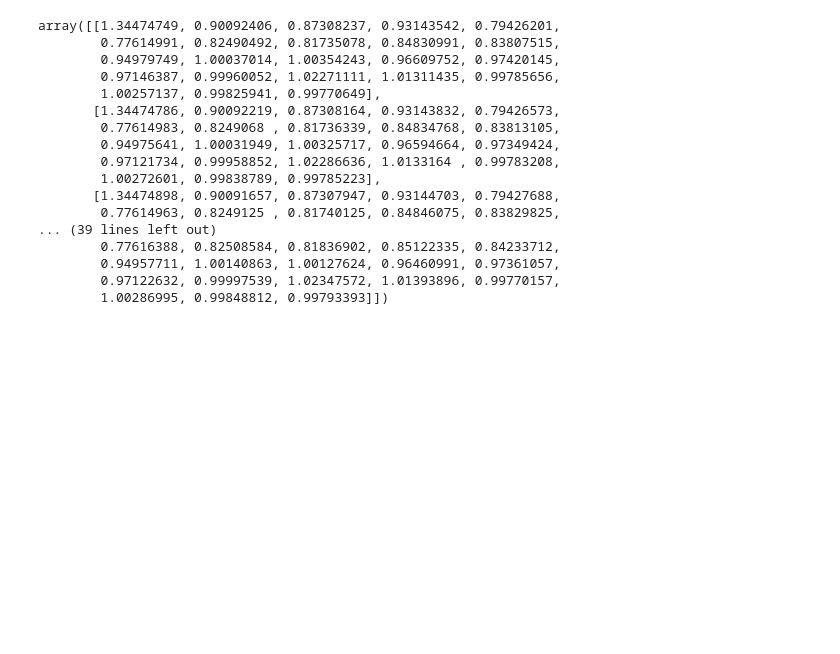
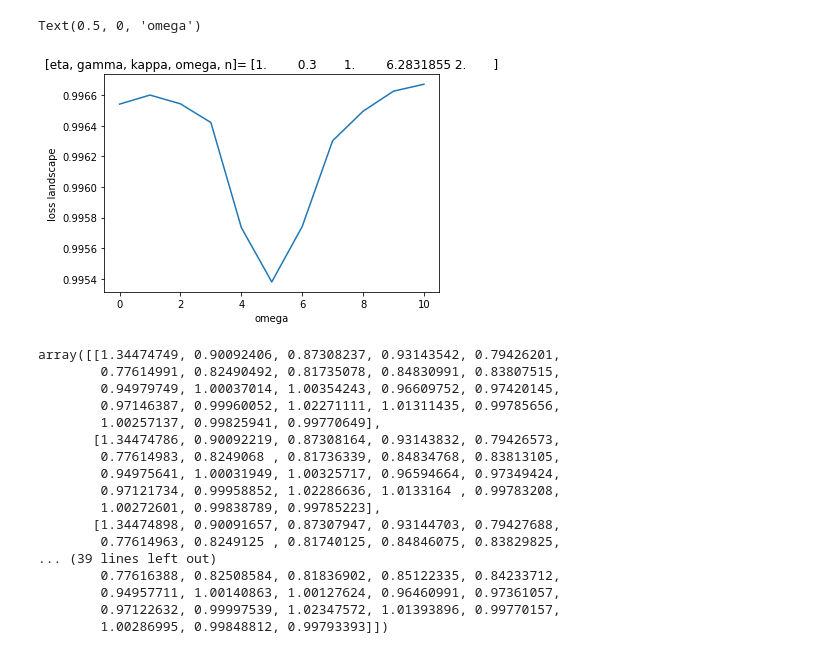
Before and after one commit to matibilkis/continuous, a Jupyter notebook: time_trace_final_time.ipynb, the cells around one changed output. Cells and saved outputs as stored; diff of their text form; code cells hidden in the pictures; blank space fills up the shorter version.

```diff
--- a/time_trace_final_time.ipynb
+++ b/time_trace_final_time.ipynb
@@ -36,3 +56,11 @@ ax.set_yscale("log")
+# %%
+plt.title("[eta, gamma, kappa, omega, n]= "+str( params))
+plt.plot(loss[:,-1])
+plt.ylabel("loss landscape")
+plt.xlabel("omega")
+# %% [output]
+Text(0.5, 0, 'omega')
+[figure, added]
 # %%
 plt.figure(figsize=(20,7))
 colors = plt.get_cmap("rainbow")
```
Also changed, not shown: parts of 5 cells of this notebook, 5 other files.
